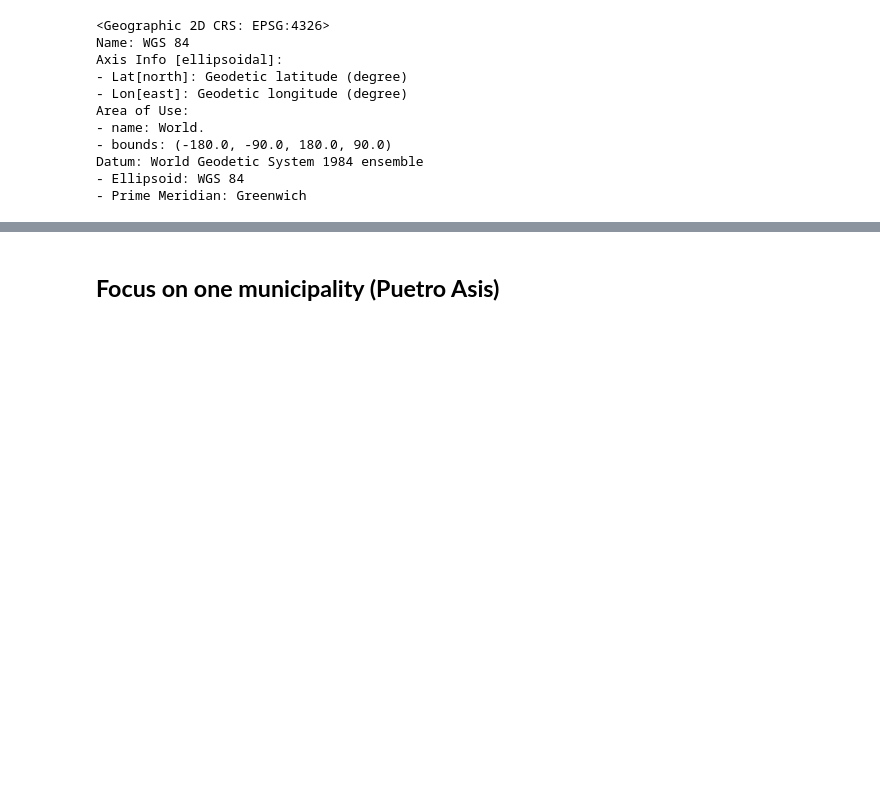
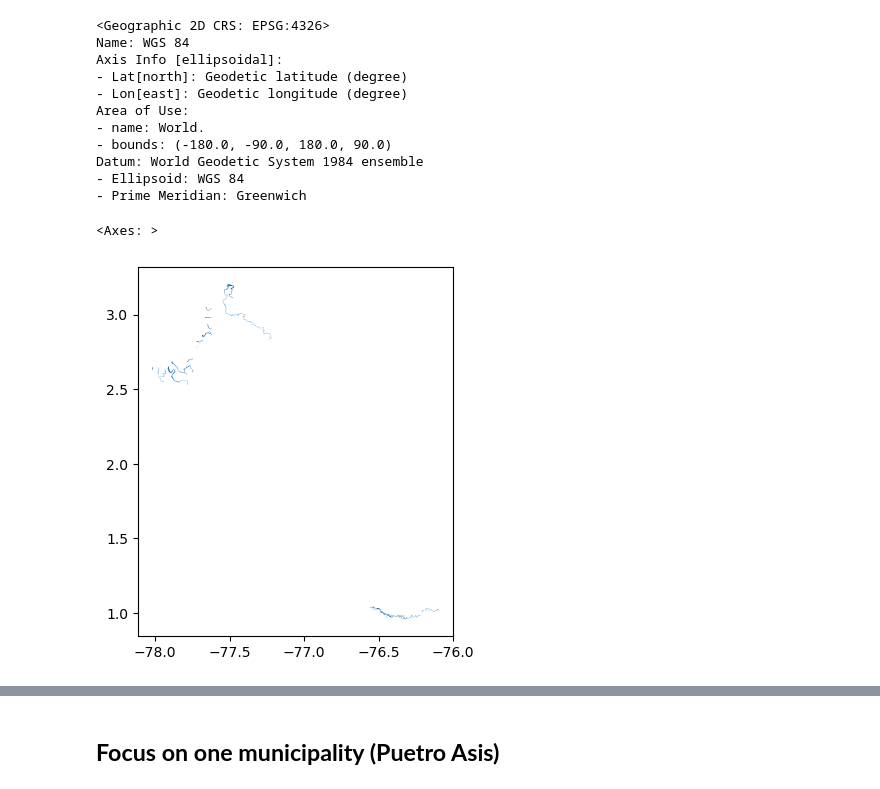
Before and after one commit to fabioaco/03-geopark-vector-data, a Jupyter notebook: notebooks/geopark-vector-data-empty.ipynb, the cells around one changed output, grey strips where cells are left out. Drawn from its saved outputs; the diff is of its cells as text; code cells hidden in the pictures; blank space fills up the shorter version.

```diff
--- a/notebooks/geopark-vector-data-empty.ipynb
+++ b/notebooks/geopark-vector-data-empty.ipynb
@@ -453,7 +453,14 @@ Datum: World Geodetic System 1984 ensemble
 - Prime Meridian: Greenwich
 # %%
 # Reproject rivers_gdf to Cauca CRS (EPSG:4326)
+
+rivers_EPSG4326 = rivers_gdf.to_crs('EPSG:4326')
 # %%
 # Clip rivers to Cauca boundary using gpd.clip() and plot using .plot()
+rivers_cauca = gpd.clip(rivers_EPSG4326, dep_bound_gdf_cauca )
+rivers_cauca.plot()
+# %% [output]
+<Axes: >
+[figure, added]
 # %%
 # Reproject col_airports_gdf to Cauca CRS
```
Also changed, not shown: parts of 11 cells of this notebook.
